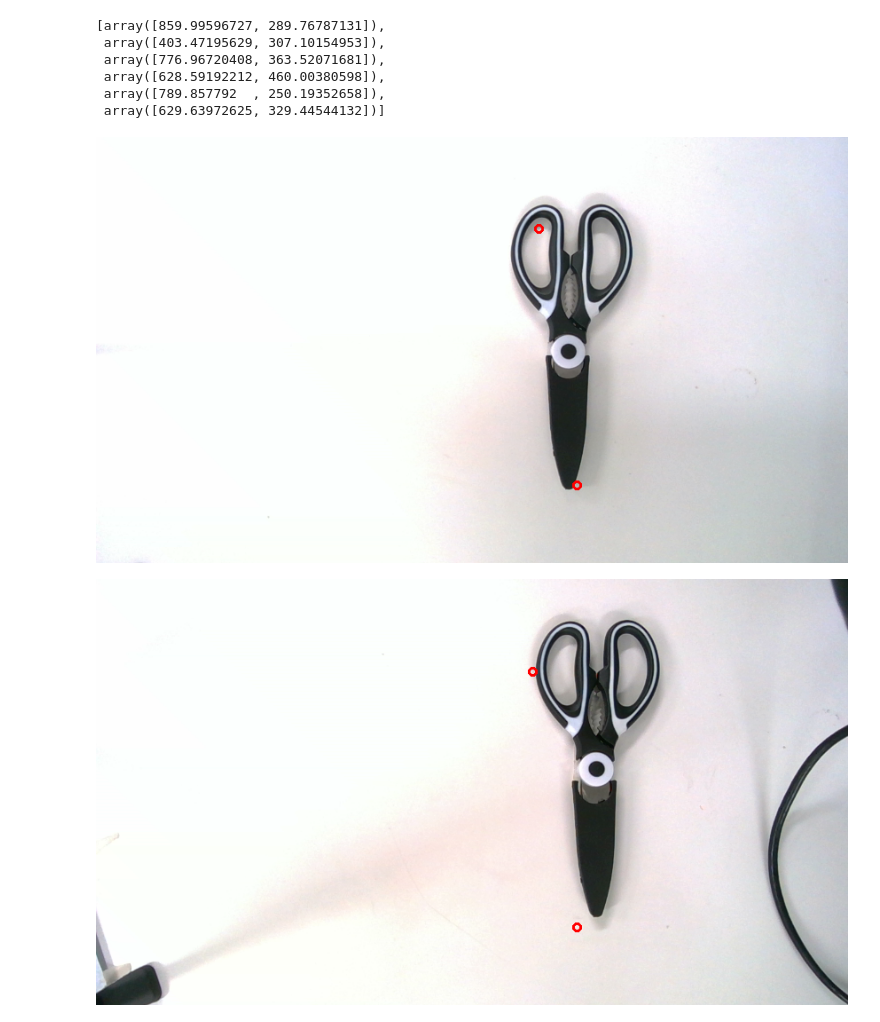
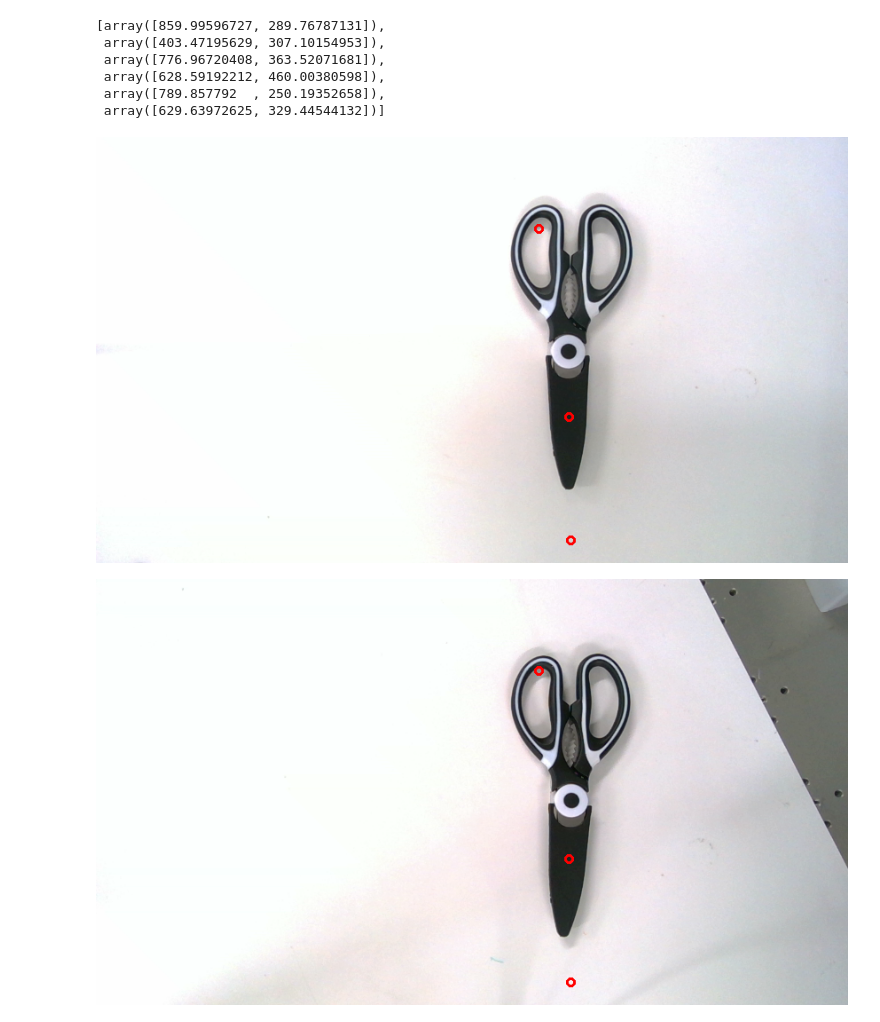
Before and after one commit to yw14218/yumi_oneshot, a Jupyter notebook: backproject.ipynb, the cells around one changed output. Drawn from its saved outputs; the diff is of its cells as text; code cells hidden in the pictures.

```diff
--- a/backproject.ipynb
+++ b/backproject.ipynb
@@ -84,38 +84,45 @@ for point_2D in point_2Ds:
 # Save or show the image
 head_rgb.show()  # To display the image
 # %%
+with open(f"experiments/{DIR}/demo_bottlenecks.json") as f:
+    dbn = json.load(f)
+
+T_GRIP_EEF = create_homogeneous_matrix([0, 0, 0.136], [0, 0, 0, 1])
+demo_waypoints = np.vstack([dbn[key] for key in dbn.keys()])
+demo_waypoints
+
 K_wrist = np.load("handeye/intrinsics_d405.npy")
 T_C_EEF = np.load("handeye/T_C_EEF_wrist_l.npy")
 T_GRIP_EEF = create_homogeneous_matrix([0, 0, 0.136], [0, 0, 0, 1])
 point_2Ds = []
 T_EEF_World = create_homogeneous_matrix(demo_waypoints[0, :3], demo_waypoints[0, 3:])
 for i in range(len(demo_waypoints)):
 
     point3d = pose_inv(T_C_EEF) @ pose_inv(T_EEF_World) @ create_homogeneous_matrix(demo_waypoints[i, :3], demo_waypoints[i, 3:]) @ T_GRIP_EEF
 
     # Project the 3D point onto the image plane
     point_image_homogeneous = np.dot(K_wrist, point3d[:3, 3])
 
     # Normalize the coordinates to get the 2D image point
     point_2D = point_image_homogeneous[:2] / point_image_homogeneous[2]
 
     point_2Ds.append(point_2D)
 
 wrist_rgb = Image.open(f"experiments/{DIR}/demo_wrist_rgb.png")
 
 # Create a drawing context
 draw = ImageDraw.Draw(wrist_rgb)
 
 for point_2D in point_2Ds:
     x, y, r = point_2D[0], point_2D[1], 5
     # Draw the circle (ellipse) with bounding box [(x-r, y-r), (x+r, y+r)]
     draw.ellipse((x-r, y-r, x+r, y+r), outline="red", width=3)
 
 
 # Save or show the image
 wrist_rgb
 # %% [output]
-[figure, old version]
+[figure, new version]
 # %%
 wrist_rgb = Image.open(f"experiments/{DIR}/live_d405_rgb.png")
 
@@ -130,4 +137,4 @@ for point_2D in point_2Ds:
 # Save or show the image
 wrist_rgb
 # %% [output]
-[figure, old version]
+[figure, new version]
```
